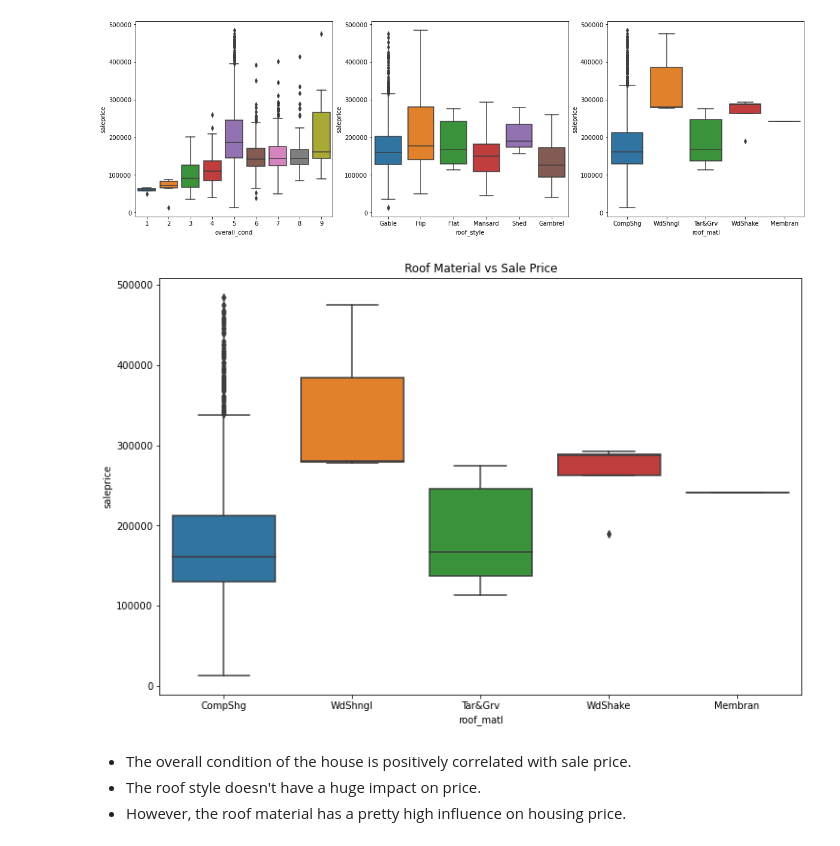
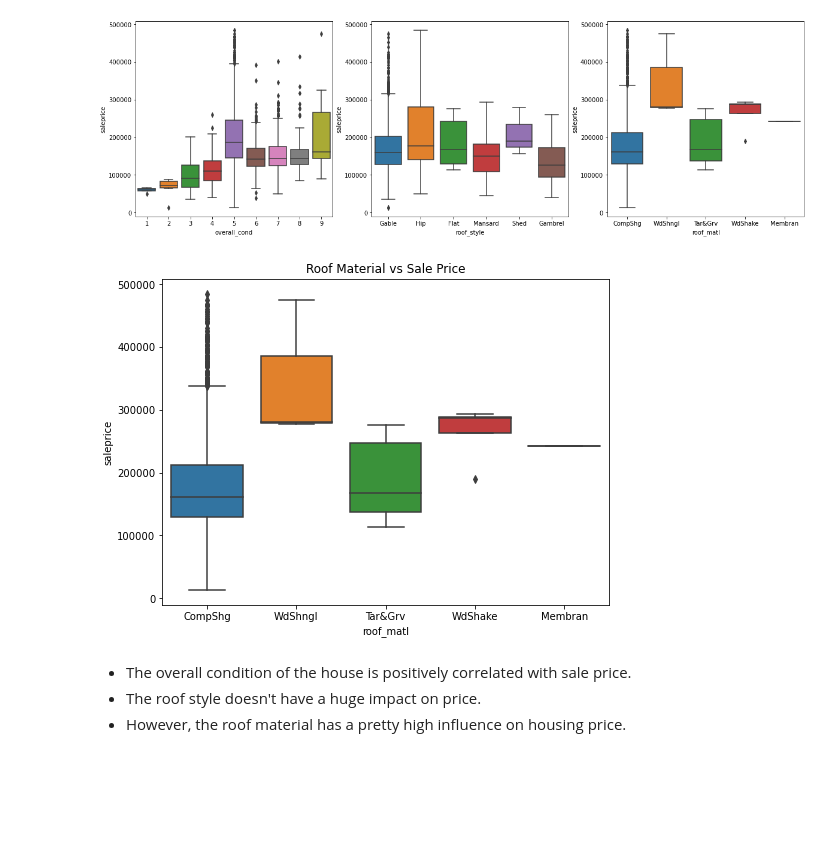
Before and after one commit to jpetersen626/ames_housing_analysis, a Jupyter notebook: code/01_EDA_and_Cleaning.ipynb, the cells around one changed output. Cells and saved outputs as stored; diff of their text form; code cells hidden in the pictures; blank space fills up the shorter version.

```diff
--- a/code/01_EDA_and_Cleaning.ipynb
+++ b/code/01_EDA_and_Cleaning.ipynb
@@ -349,12 +358,12 @@ sns.boxplot(x=train['roof_matl'], y=train['saleprice'], ax=ax[2]);
 # %% [output]
 [figure]
 # %%
-plt.figure(figsize=(12,8))
+plt.figure(figsize=(8,6))
 sns.boxplot(x=train['roof_matl'], y=train['saleprice'])
 plt.title('Roof Material vs Sale Price')
 plt.savefig('../images/roof material');
 # %% [output]
-[figure, old version]
+[figure, new version]
 # %% [markdown]
 - The overall condition of the house is positively correlated with sale price.
 - The roof style doesn't have a huge impact on price.
```
Also changed, not shown: parts of 14 cells of this notebook, 14 other files.
